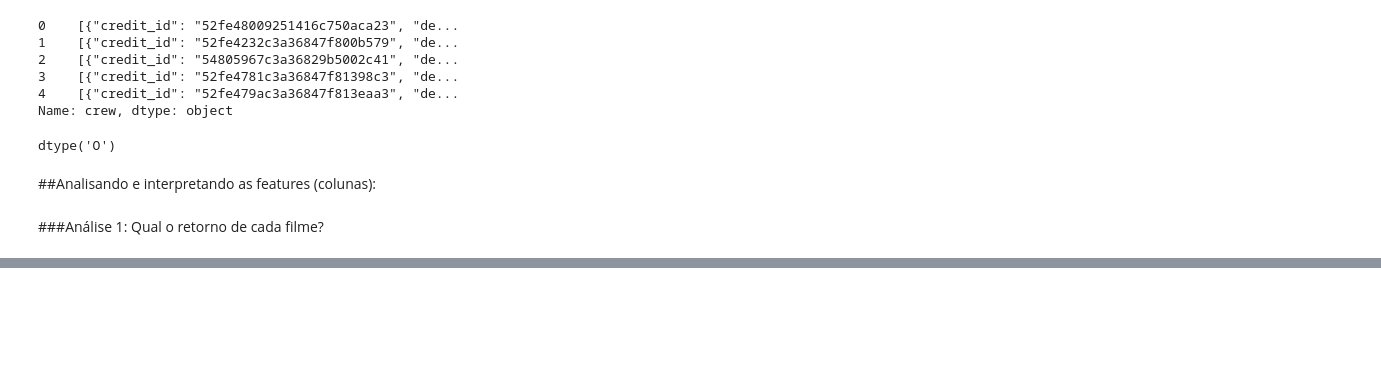
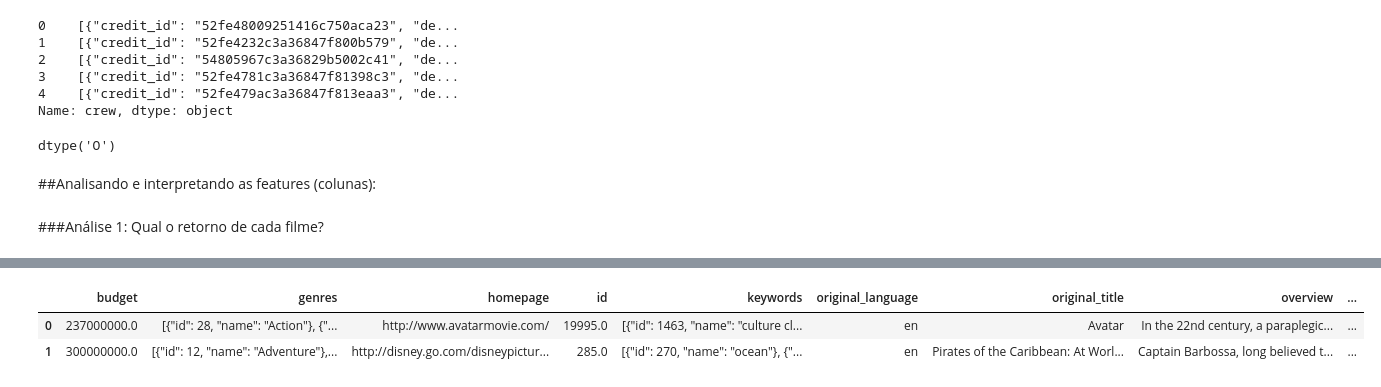
Before and after one commit to dansal0807/movie-recommendation, a Jupyter notebook: Datasets - Coleta de dados/Movie_recommendation(análise e exploração de dados).ipynb, the cells around one changed output, grey strips where cells are left out. Cells and saved outputs as stored; diff of their text form; code cells hidden in the pictures; blank space fills up the shorter version.

```diff
--- a/Datasets - Coleta de dados/Movie_recommendation(análise e exploração de dados).ipynb
+++ b/Datasets - Coleta de dados/Movie_recommendation(análise e exploração de dados).ipynb
@@ -931,0 +985,2 @@ df["return"].describe().round(2)
+# %%
+df['year'] = pd.DatetimeIndex(df['release_date']).year
@@ -931,0 +1032,2 @@ df["return"].describe().round(2)
+# %%
+df.drop(index = 4553, inplace=True)
@@ -931,0 +1054,6 @@ df["return"].describe().round(2)
+# %%
+df.head(2)
+# %% [output]
+|  | budget | genres | homepage | id | keywords | original_language | original_title | overview | ... |
+| 0 | 237000000.0 | [{"id": 28, "name": "Action"}, {"... | http://www.avatarmovie.com/ | 19995.0 | [{"id": 1463, "name": "culture cl... | en | Avatar | In the 22nd century, a paraplegic... | ... |
+| 1 | 300000000.0 | [{"id": 12, "name": "Adventure"},... | http://disney.go.com/disneypictur... | 285.0 | [{"id": 270, "name": "ocean"}, {"... | en | Pirates of the Caribbean: At Worl... | Captain Barbossa, long believed t... | ... |
```
Also changed, not shown: parts of 40 cells of this notebook.
